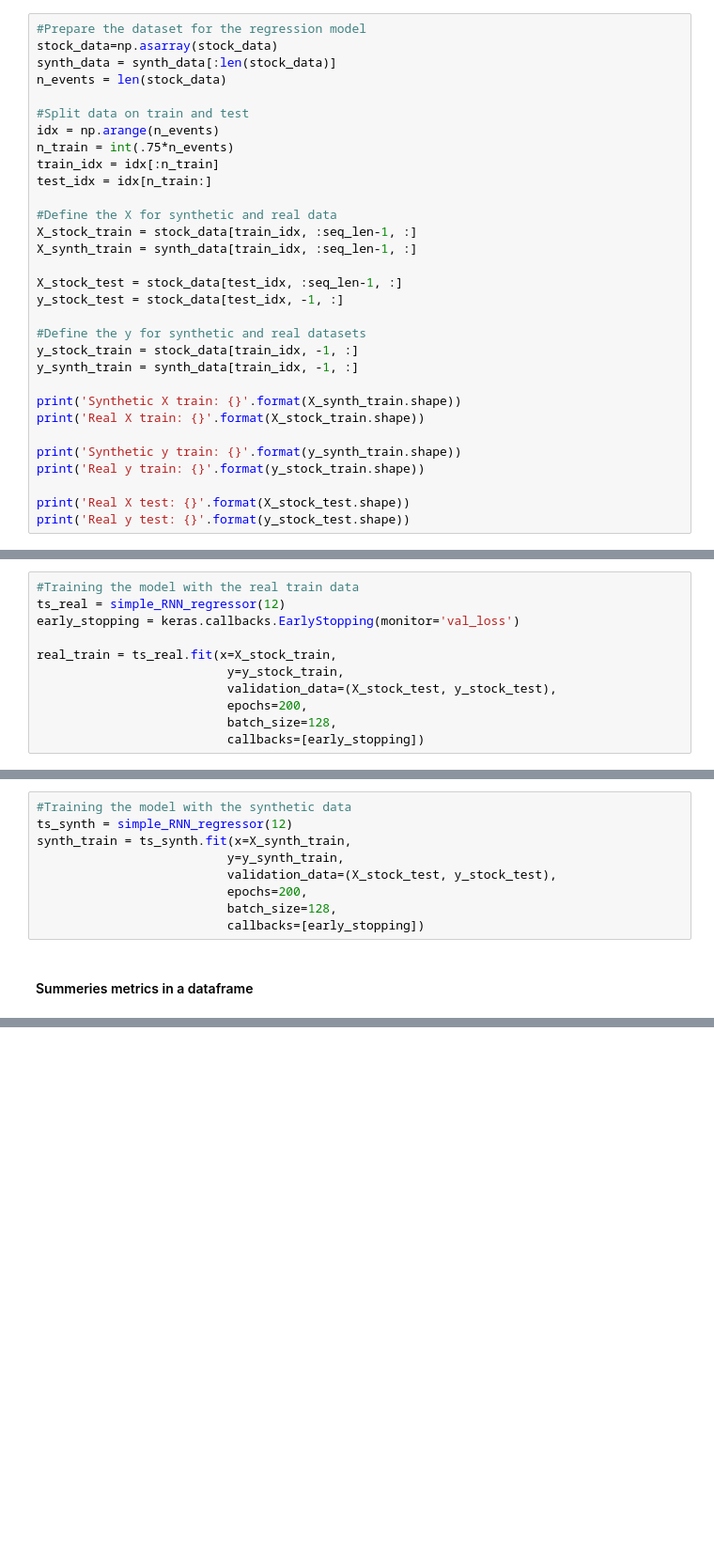
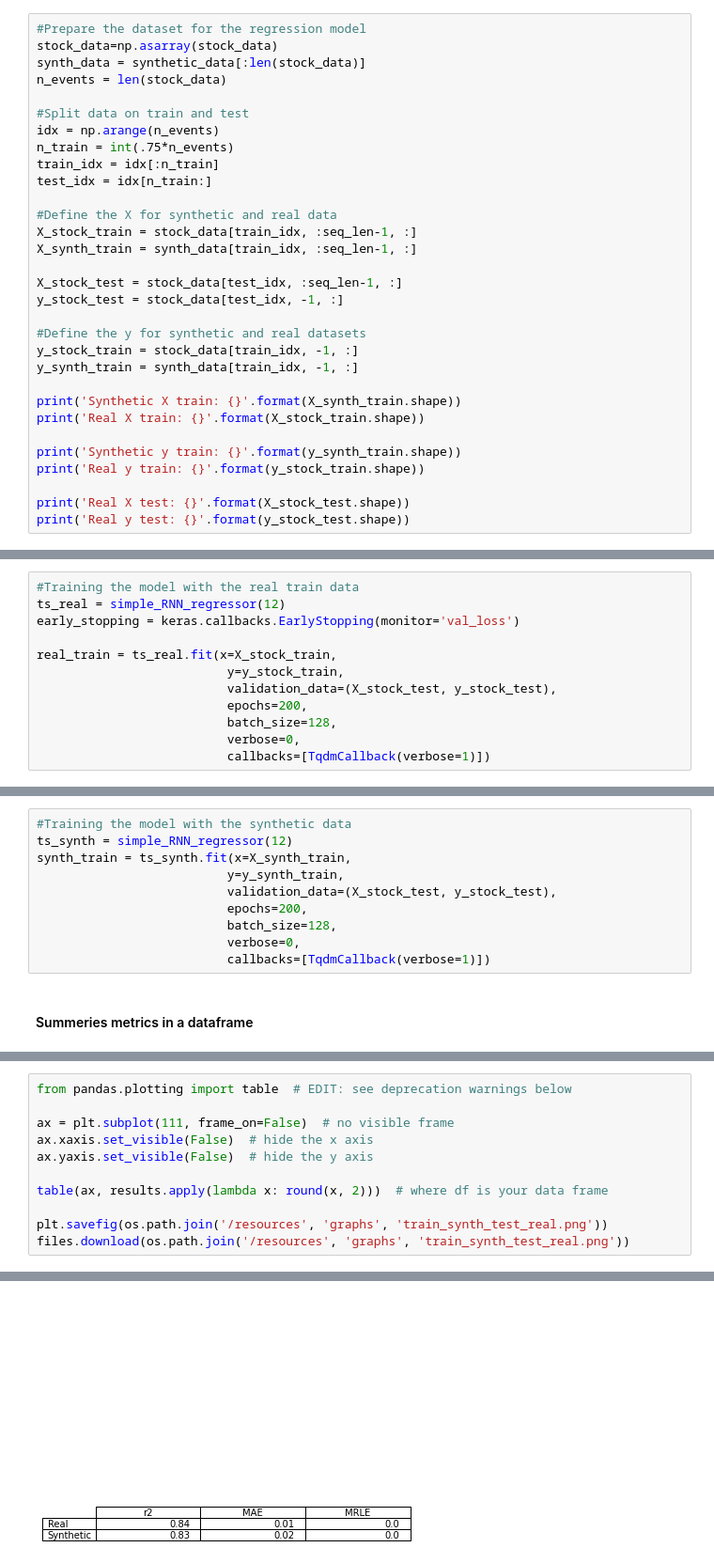
Before and after one commit to shsab/DL_Term_Project, a Jupyter notebook: notebooks/SynthaticDataGeneration_TermProject.ipynb, the cells around one changed output, grey strips where cells are left out. Shown: that part at 94% size. Saved outputs shown, nothing was run; the diff lists cells and outputs as text; blank space fills up the shorter version.

```diff
--- a/notebooks/SynthaticDataGeneration_TermProject.ipynb
+++ b/notebooks/SynthaticDataGeneration_TermProject.ipynb
@@ -641,7 +692,7 @@ def simple_RNN_regressor(units):
 # %%
 #Prepare the dataset for the regression model
 stock_data=np.asarray(stock_data)
-synth_data = synth_data[:len(stock_data)]
+synth_data = synthetic_data[:len(stock_data)]
 n_events = len(stock_data)
 
 #Split data on train and test
@@ -683,7 +741,8 @@ real_train = ts_real.fit(x=X_stock_train,
                           validation_data=(X_stock_test, y_stock_test),
                           epochs=200,
                           batch_size=128,
-                          callbacks=[early_stopping])
+                          verbose=0,
+                          callbacks=[TqdmCallback(verbose=1)])
 # %% [markdown]
 #### Train on Synthetic data test on real data
 # %%
@@ -694,7 +753,8 @@ synth_train = ts_synth.fit(x=X_synth_train,
                           validation_data=(X_stock_test, y_stock_test),
                           epochs=200,
                           batch_size=128,
-                          callbacks=[early_stopping])
+                          verbose=0,
+                          callbacks=[TqdmCallback(verbose=1)])
 # %% [markdown]
 #### Summeries metrics in a dataframe
 # %%
@@ -715,0 +780,12 @@ results
+# %%
+from pandas.plotting import table  # EDIT: see deprecation warnings below
+
+ax = plt.subplot(111, frame_on=False)  # no visible frame
+ax.xaxis.set_visible(False)  # hide the x axis
+ax.yaxis.set_visible(False)  # hide the y axis
+
+table(ax, results.apply(lambda x: round(x, 2)))  # where df is your data frame
+
+plt.savefig(os.path.join('/resources', 'graphs', 'train_synth_test_real.png'))
+files.download(os.path.join('/resources', 'graphs', 'train_synth_test_real.png'))
+# %% [output]
@@ -715,0 +794 @@ results
+[figure, added]
```
Also changed, not shown: parts of 13 cells of this notebook.
